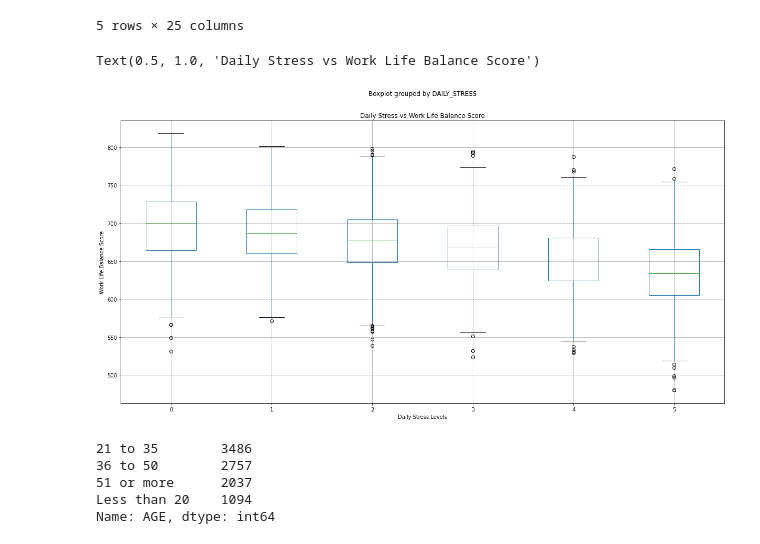
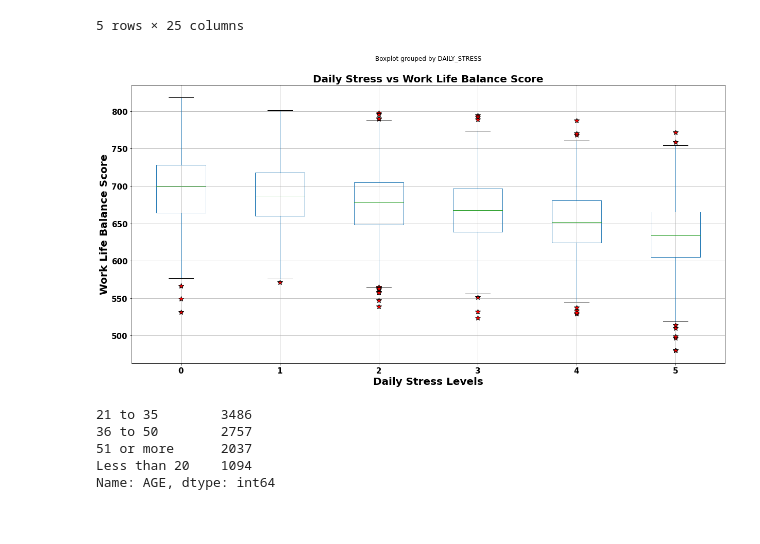
Before and after one commit to snackwdlau/First-Project, a Jupyter notebook: health_wellness.ipynb, the cells around one changed output. Drawn from its saved outputs; the diff is of its cells as text; code cells hidden in the pictures.

```diff
--- a/health_wellness.ipynb
+++ b/health_wellness.ipynb
@@ -6,7 +6,7 @@ import numpy as np
 import sys
 # %%
 #Data Files
-clean_data= '../Code/First-Project/CleanDataset/clean_data.csv'
+clean_data= '../First-Project/CleanDataset/clean_data.csv'
 
 clean_data= pd.read_csv(clean_data)
 clean_data.head()
@@ -20,13 +20,17 @@ clean_data.head()
 5 rows × 25 columns
 # %%
 # Create a boxplot to compare means of the daily stress scores
-clean_data.boxplot('WORK_LIFE_BALANCE_SCORE', by="DAILY_STRESS", figsize=(20, 10))
-plt.xlabel("Daily Stress Levels")
-plt.ylabel("Work Life Balance Score")
-plt.title("Daily Stress vs Work Life Balance Score")
+boxstress= clean_data.boxplot('WORK_LIFE_BALANCE_SCORE', by="DAILY_STRESS", flierprops={'markerfacecolor':'r', 'markersize':10,'marker':'*'}, figsize=(20, 10))
+plt.xlabel("Daily Stress Levels", fontweight= 'bold', fontsize= '20')
+plt.xticks(fontweight='bold', fontsize='15')
+plt.ylabel("Work Life Balance Score", fontweight= 'bold', fontsize= '20')
+plt.yticks(fontweight='bold', fontsize='15')
+plt.title("Daily Stress vs Work Life Balance Score", fontweight= 'bold', fontsize='20')
+boxstress
+
+plt.savefig('../First-Project/Output/tfig1.png',bbox_inches='tight')
 # %% [output]
-Text(0.5, 1.0, 'Daily Stress vs Work Life Balance Score')
-[figure, old version]
+[figure, new version]
 # %%
 ages= clean_data['AGE'].value_counts()
 ages
```
Also changed, not shown: parts of 3 cells of this notebook, 2 other files.
